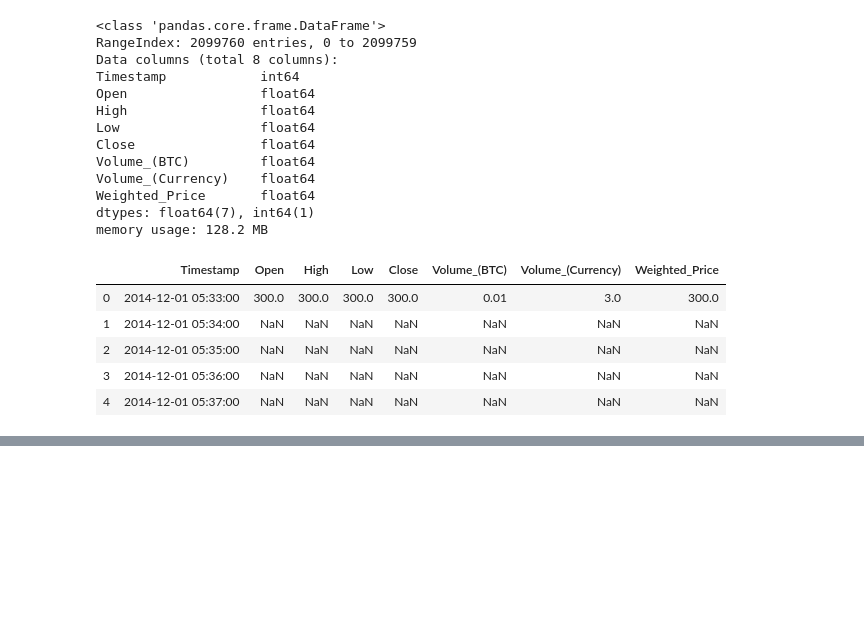
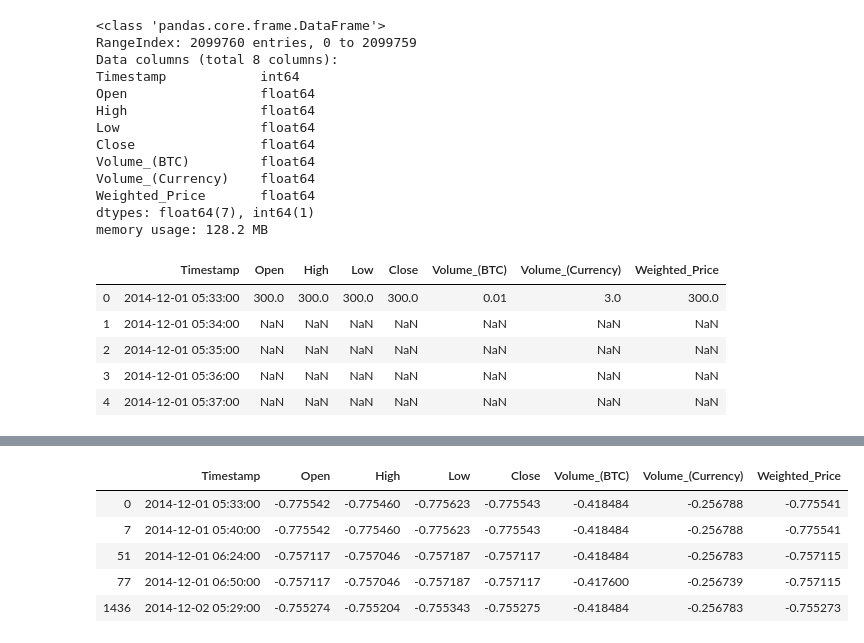
Before and after one commit to fakecoinbase/covs67slashbitpredictor, a Jupyter notebook: clean_data.ipynb, the cells around one changed output, grey strips where cells are left out. Cells and saved outputs as stored; diff of their text form; code cells hidden in the pictures; blank space fills up the shorter version.

```diff
--- a/clean_data.ipynb
+++ b/clean_data.ipynb
@@ -298,0 +336,19 @@ coinbase.head()
+# %%
+#standardising and normalizing coinbase properties. Results are between 0 and 1
+
+coinbase['Open'] = (coinbase['Open']-coinbase['Open'].mean())/coinbase['Open'].std()
+coinbase['High'] = (coinbase['High']-coinbase['High'].mean())/coinbase['High'].std()
+coinbase['Low'] = (coinbase['Low']-coinbase['Low'].mean())/coinbase['Low'].std()
+coinbase['Close'] = (coinbase['Close']-coinbase['Close'].mean())/coinbase['Close'].std()
+coinbase['Volume_(BTC)'] = (coinbase['Volume_(BTC)']-coinbase['Volume_(BTC)'].mean())/coinbase['Volume_(BTC)'].std()
+coinbase['Volume_(Currency)'] = (coinbase['Volume_(Currency)']-coinbase['Volume_(Currency)'].mean())/coinbase['Volume_(Currency)'].std()
+coinbase['Weighted_Price'] = (coinbase['Weighted_Price']-coinbase['Weighted_Price'].mean())/coinbase['Weighted_Price'].std()
+# %%
+coinbase.head()
+# %% [output]
+|  | Timestamp | Open | High | Low | Close | Volume_(BTC) | Volume_(Currency) | Weighted_Price |
+| 0 | 2014-12-01 05:33:00 | -0.775542 | -0.775460 | -0.775623 | -0.775543 | -0.418484 | -0.256788 | -0.775541 |
+| 7 | 2014-12-01 05:40:00 | -0.775542 | -0.775460 | -0.775623 | -0.775543 | -0.418484 | -0.256788 | -0.775541 |
+| 51 | 2014-12-01 06:24:00 | -0.757117 | -0.757046 | -0.757187 | -0.757117 | -0.418484 | -0.256783 | -0.757115 |
+| 77 | 2014-12-01 06:50:00 | -0.757117 | -0.757046 | -0.757187 | -0.757117 | -0.417600 | -0.256739 | -0.757115 |
+| 1436 | 2014-12-02 05:29:00 | -0.755274 | -0.755204 | -0.755343 | -0.755275 | -0.418484 | -0.256783 | -0.755273 |
```
Also changed, not shown: parts of 3 cells of this notebook.
